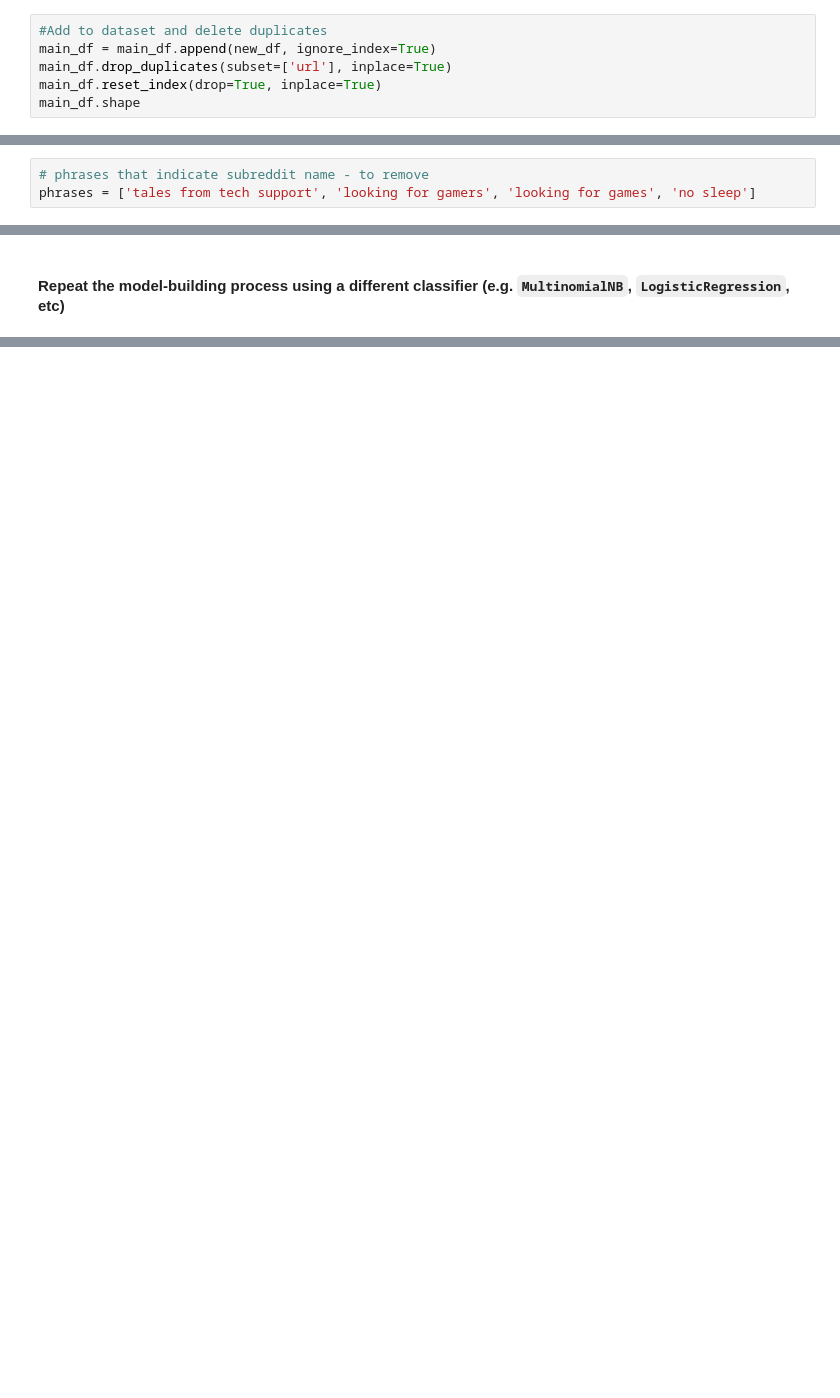
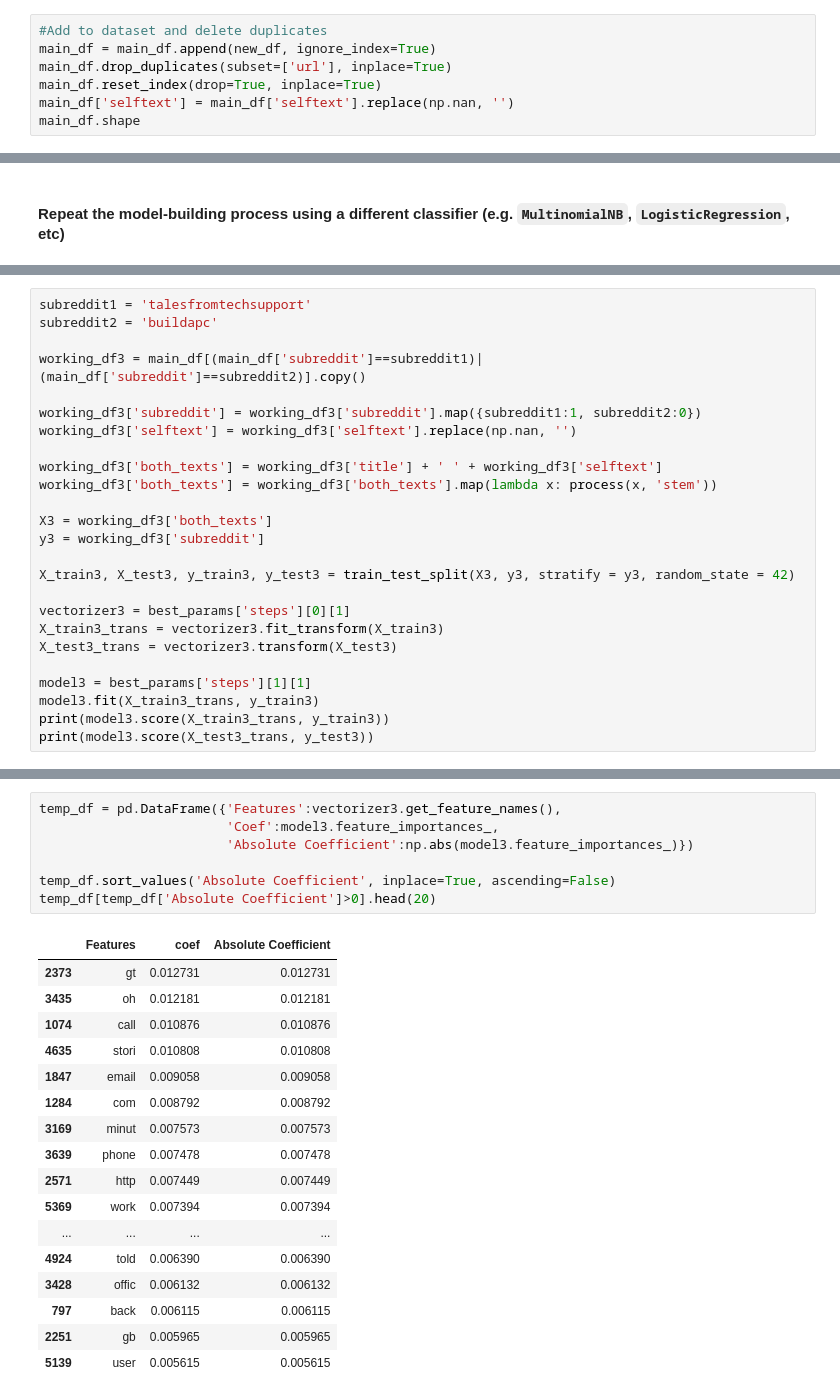
Before and after one commit to gerket/nlp_reddit_post_predictor, a Jupyter notebook: TG-Project3-Actual_Starter_Code-working.ipynb, the cells around one changed output, grey strips where cells are left out. Drawn from its saved outputs; the diff is of its cells as text; blank space fills up the shorter version.

```diff
--- a/TG-Project3-Actual_Starter_Code-working.ipynb
+++ b/TG-Project3-Actual_Starter_Code-working.ipynb
@@ -250,5 +298,6 @@ new_df.shape
 main_df = main_df.append(new_df, ignore_index=True)
 main_df.drop_duplicates(subset=['url'], inplace=True)
 main_df.reset_index(drop=True, inplace=True)
+main_df['selftext'] = main_df['selftext'].replace(np.nan, '')
 main_df.shape
 # %% [output]
@@ -289,8 +345,5 @@ Wall time: 398 ms
 ## Cleaning up the posts
 
 I need to make sure that the posts aren't giving away where they're from in any obvious way, such as having the subreddit name in the text.
-# %%
-# phrases that indicate subreddit name - to remove
-phrases = ['tales from tech support', 'looking for gamers', 'looking for games', 'no sleep']
 # %%
 my_words = set()
@@ -541,0 +1254,25 @@ Put your executive summary in a Markdown cell below.
+# %%
+subreddit1 = 'talesfromtechsupport'
+subreddit2 = 'buildapc'
+
+working_df3 = main_df[(main_df['subreddit']==subreddit1)|(main_df['subreddit']==subreddit2)].copy()
+
+working_df3['subreddit'] = working_df3['subreddit'].map({subreddit1:1, subreddit2:0})
+working_df3['selftext'] = working_df3['selftext'].replace(np.nan, '')
+
+working_df3['both_texts'] = working_df3['title'] + ' ' + working_df3['selftext']
+working_df3['both_texts'] = working_df3['both_texts'].map(lambda x: process(x, 'stem'))
+
+X3 = working_df3['both_texts']
+y3 = working_df3['subreddit']
+
+X_train3, X_test3, y_train3, y_test3 = train_test_split(X3, y3, stratify = y3, random_state = 42)
+
+vectorizer3 = best_params['steps'][0][1]
+X_train3_trans = vectorizer3.fit_transform(X_train3)
+X_test3_trans = vectorizer3.transform(X_test3)
+
+model3 = best_params['steps'][1][1]
+model3.fit(X_train3_trans, y_train3)
+print(model3.score(X_train3_trans, y_train3))
+print(model3.score(X_test3_trans, y_test3))
@@ -541,0 +1282,25 @@ Put your executive summary in a Markdown cell below.
+# %%
+temp_df = pd.DataFrame({'Features':vectorizer3.get_feature_names(),
+                        'Coef':model3.feature_importances_,
+                        'Absolute Coefficient':np.abs(model3.feature_importances_)})
+
+temp_df.sort_values('Absolute Coefficient', inplace=True, ascending=False)
+temp_df[temp_df['Absolute Coefficient']>0].head(20)
+# %% [output]
+|  | Features | coef | Absolute Coefficient |
+| 2373 | gt | 0.012731 | 0.012731 |
+| 3435 | oh | 0.012181 | 0.012181 |
+| 1074 | call | 0.010876 | 0.010876 |
+| 4635 | stori | 0.010808 | 0.010808 |
+| 1847 | email | 0.009058 | 0.009058 |
+| 1284 | com | 0.008792 | 0.008792 |
+| 3169 | minut | 0.007573 | 0.007573 |
+| 3639 | phone | 0.007478 | 0.007478 |
+| 2571 | http | 0.007449 | 0.007449 |
+| 5369 | work | 0.007394 | 0.007394 |
+| ... | ... | ... | ... |
+| 4924 | told | 0.006390 | 0.006390 |
+| 3428 | offic | 0.006132 | 0.006132 |
+| 797 | back | 0.006115 | 0.006115 |
+| 2251 | gb | 0.005965 | 0.005965 |
+| 5139 | user | 0.005615 | 0.005615 |
```
Also changed, not shown: parts of 72 cells of this notebook, 12 other files.
